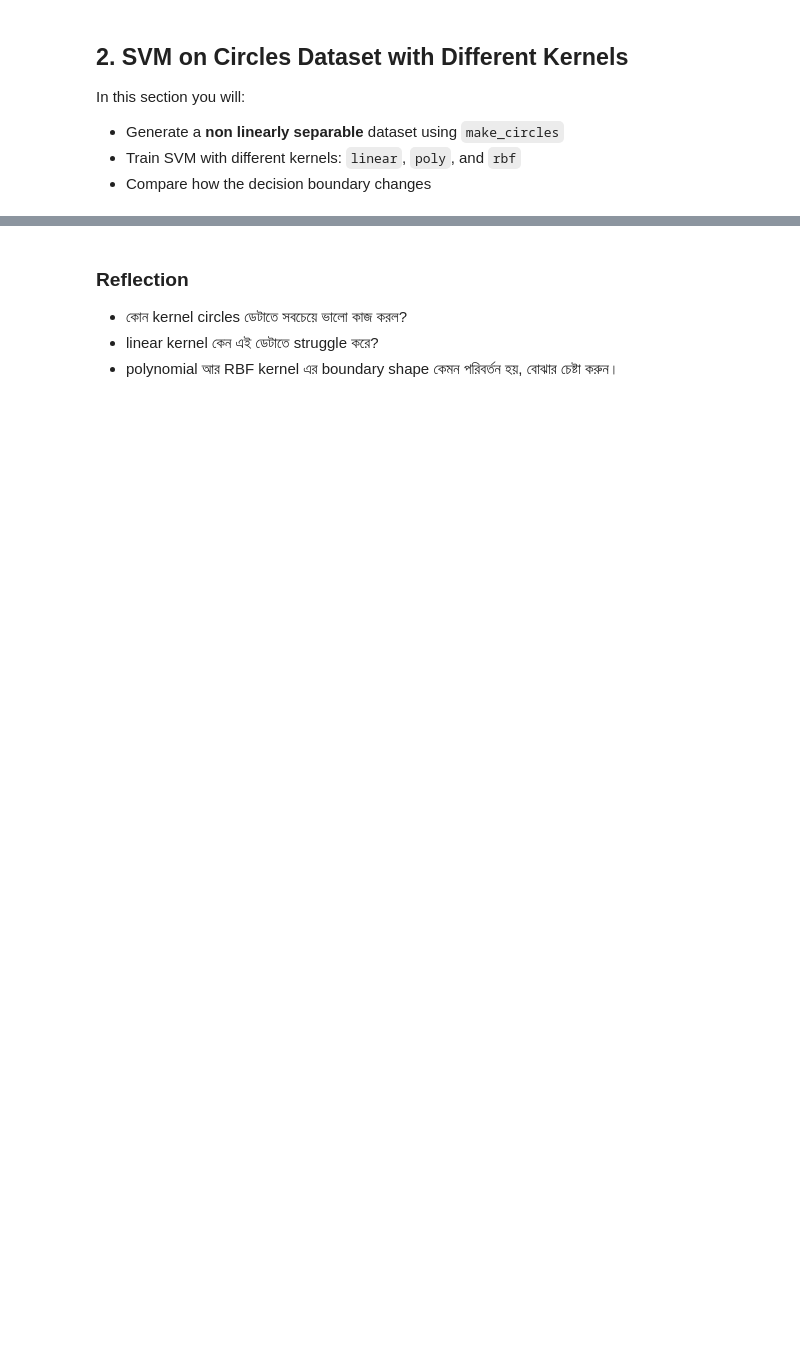
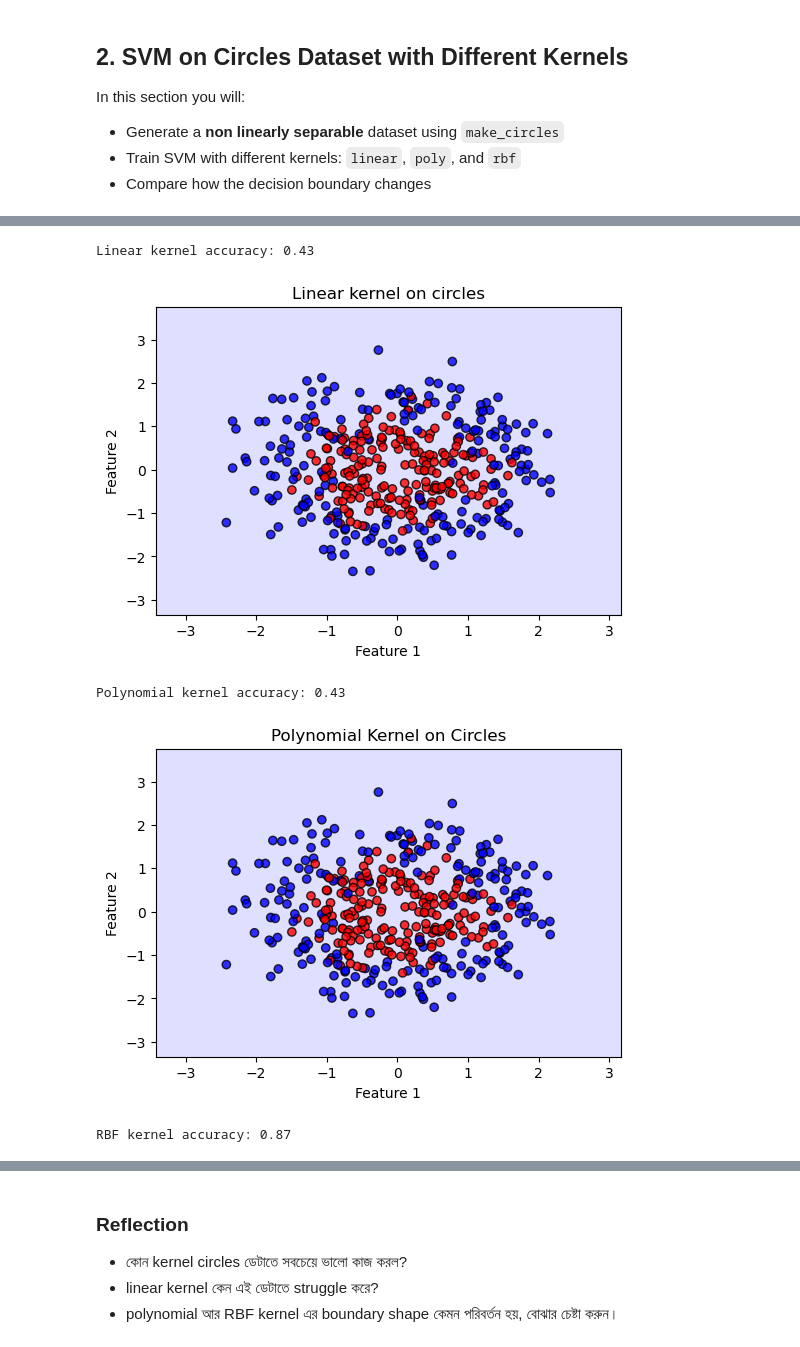
Before and after one commit to Tanvir-yzu/AI_ML-Expert-With-Phitron-Batch-01, a Jupyter notebook: Machine Learning/Module_15_Practice.ipynb, the cells around one changed output, grey strips where cells are left out. Cells and saved outputs as stored; diff of their text form; code cells hidden in the pictures; blank space fills up the shorter version.

```diff
--- a/Machine Learning/Module_15_Practice.ipynb
+++ b/Machine Learning/Module_15_Practice.ipynb
@@ -45,10 +51,10 @@ In this section you will:
 # TODO: split the data into train and test sets
 # Then scale the features using StandardScaler
 
-# Xc_train, Xc_test, yc_train, yc_test = train_test_split(...)
-# scaler_circ = StandardScaler()
-# Xc_train_scaled = scaler_circ.fit_transform(Xc_train)
-# Xc_test_scaled = scaler_circ.transform(Xc_test)
+Xc_train, Xc_test, yc_train, yc_test = train_test_split(X_circ, y_circ, test_size=0.2, random_state=42)
+scaler_circ = StandardScaler()
+Xc_train_scaled = scaler_circ.fit_transform(Xc_train)
+Xc_test_scaled = scaler_circ.transform(Xc_test)
 # %%
 # Helper function to plot decision boundary for 2D data
 def plot_decision_boundary(model, X, y, title='Decision boundary'):
@@ -71,15 +77,35 @@ def plot_decision_boundary(model, X, y, title='Decision boundary'):
 # %%
 # 2.4 Train linear, polynomial, and RBF SVM on circles data
 # TODO: create three SVC models with kernels 'linear', 'poly', and 'rbf'
 # Train each on Xc_train_scaled and yc_train
 # Then evaluate accuracy on Xc_test_scaled and yc_test
 # Finally, call plot_decision_boundary for each model on the TRAIN set
 
 # Example structure (fill in):
-# svc_lin = SVC(kernel='linear', C=1.0, random_state=42)
-# svc_lin.fit(Xc_train_scaled, yc_train)
-# y_pred_lin = svc_lin.predict(Xc_test_scaled)
-# print('Linear kernel accuracy:', accuracy_score(yc_test, y_pred_lin))
-# plot_decision_boundary(svc_lin, Xc_train_scaled, yc_train, 'Linear kernel on circles')
+svc_lin = SVC(kernel='linear', C=1.0, random_state=42)
+svc_lin.fit(Xc_train_scaled, yc_train)
+y_pred_lin = svc_lin.predict(Xc_test_scaled)
+print('Linear kernel accuracy:', accuracy_score(yc_test, y_pred_lin))
+plot_decision_boundary(svc_lin, Xc_train_scaled, yc_train, 'Linear kernel on circles')
 
 # Repeat similarly for polynomial and RBF kernels.
+svc_poly = SVC(kernel='poly', degree=3, C=1.0, random_state=42)
+svc_poly.fit(Xc_train_scaled, yc_train)
+y_pred_poly = svc_poly.predict(Xc_test_scaled)
+print('Polynomial kernel accuracy:', accuracy_score(yc_test, y_pred_poly))
+plot_decision_boundary(svc_poly, Xc_train_scaled, yc_train, 'Polynomial Kernel on Circles')
+
+
+
+# Repeat similarly for  RBF kernels.
+svc_rbf = SVC(kernel='rbf', C=1.0, gamma='scale', random_state=42)
+svc_rbf.fit(Xc_train_scaled, yc_train)
+y_pred_rbf = svc_rbf.predict(Xc_test_scaled)
+print('RBF kernel accuracy:', accuracy_score(yc_test, y_pred_rbf))
+plot_decision_boundary(svc_rbf, Xc_train_scaled, yc_train, 'RBF Kernel on Circles')
+# %% [output]
+Linear kernel accuracy: 0.43
+[figure, added]
+Polynomial kernel accuracy: 0.43
+[figure, added]
+RBF kernel accuracy: 0.87
```
Also changed, not shown: parts of 13 cells of this notebook.
